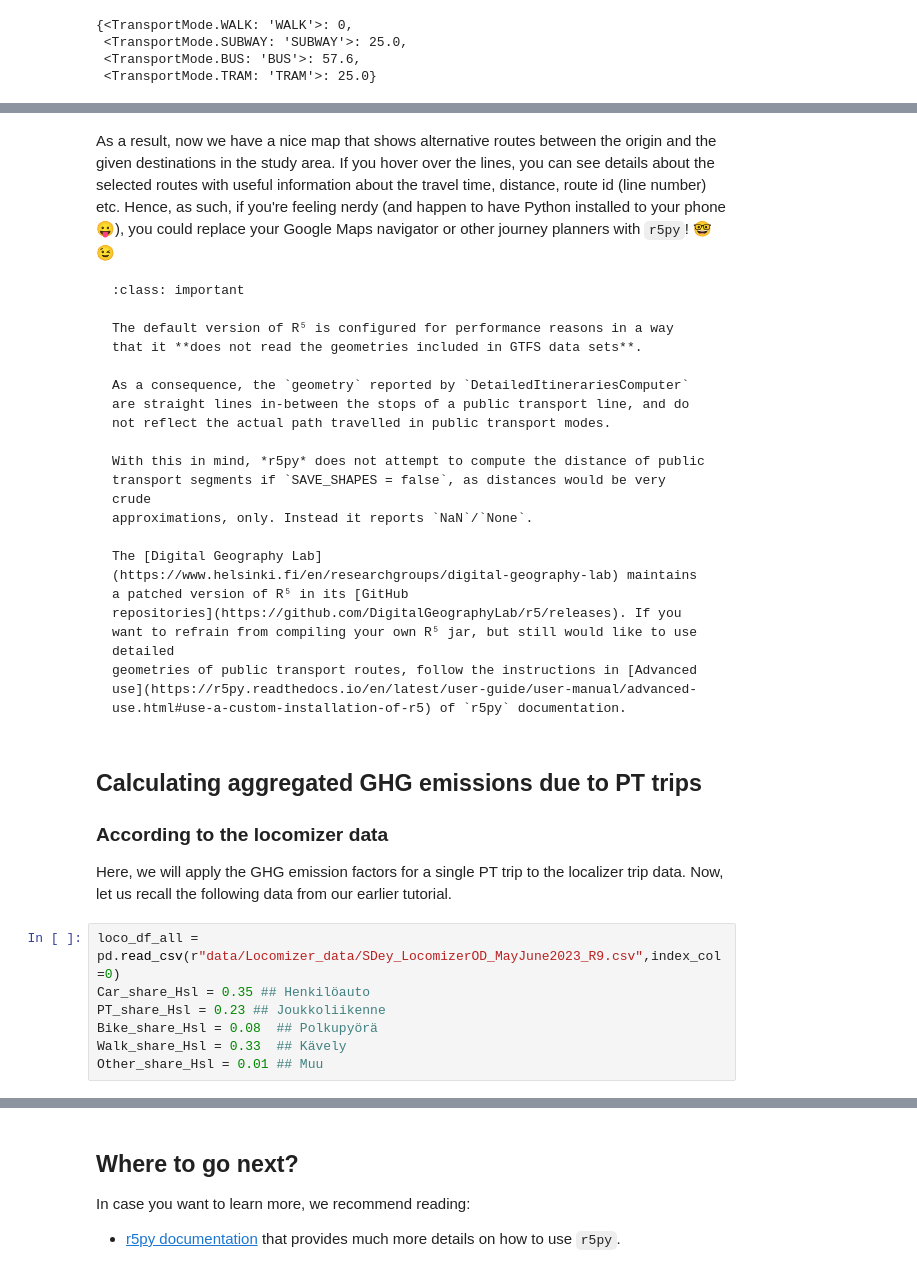
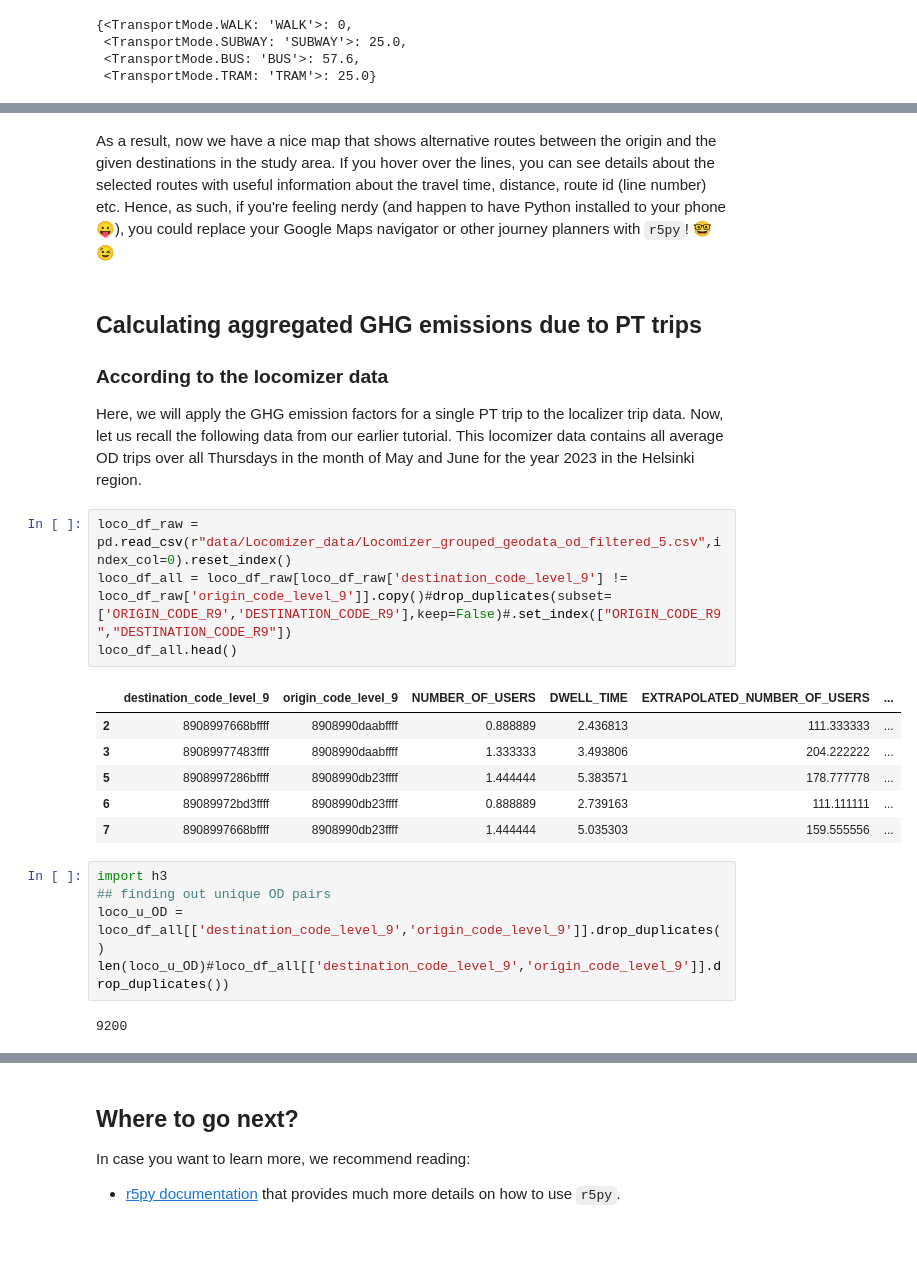
Before and after one commit to AaltoGIS/Mobile-Tartu-2024, a Jupyter notebook: source/notebooks/T2_calculating-travel-time-matrices_and_GHG_factors.ipynb, the cells around one changed output, grey strips where cells are left out. Drawn from its saved outputs; the diff is of its cells as text; blank space fills up the shorter version.

````diff
--- a/source/notebooks/T2_calculating-travel-time-matrices_and_GHG_factors.ipynb
+++ b/source/notebooks/T2_calculating-travel-time-matrices_and_GHG_factors.ipynb
@@ -543,31 +532,27 @@ m2
 As a result, now we have a nice map that shows alternative routes between the origin and the given destinations in the study area.
 If you hover over the lines, you can see details about the selected routes with useful information about the travel time, distance, route id (line number) etc.
 Hence, as such, if you're feeling nerdy (and happen to have Python installed to your phone 😛), you could replace your Google Maps navigator or other journey planners with `r5py`! 🤓😉
-
-```{admonition} Geometries of public transport routes, and distances travelled
-:class: important
-
-The default version of R⁵ is configured for performance reasons in a way that it **does not read the geometries included in GTFS data sets**.
-
-As a consequence, the `geometry` reported by `DetailedItinerariesComputer` are straight lines in-between the stops of a public transport line, and do not reflect the actual path travelled in public transport modes.
-
-With this in mind, *r5py* does not attempt to compute the distance of public transport segments if `SAVE_SHAPES = false`, as distances would be very crude
-approximations, only. Instead it reports `NaN`/`None`.
-
-The [Digital Geography Lab](https://www.helsinki.fi/en/researchgroups/digital-geography-lab) maintains a patched version of R⁵ in its [GitHub
-repositories](https://github.com/DigitalGeographyLab/r5/releases). If you want to refrain from compiling your own R⁵ jar, but still would like to use detailed
-geometries of public transport routes, follow the instructions in [Advanced use](https://r5py.readthedocs.io/en/latest/user-guide/user-manual/advanced-use.html#use-a-custom-installation-of-r5) of `r5py` documentation.
-```
 # %% [markdown]
 ## Calculating aggregated GHG emissions due to PT trips
 
 ### According to the locomizer data
 
-Here, we will apply the GHG emission factors for a single PT trip to the localizer trip data. Now, let us recall the following data from our earlier tutorial.
+Here, we will apply the GHG emission factors for a single PT trip to the localizer trip data. Now, let us recall the following data from our earlier tutorial. This locomizer data contains all average OD trips over all Thursdays in the month of May and June for the year 2023 in the Helsinki region.
 # %%
-loco_df_all = pd.read_csv(r"data/Locomizer_data/SDey_LocomizerOD_MayJune2023_R9.csv",index_col=0)
-Car_share_Hsl = 0.35 ## Henkilöauto
-PT_share_Hsl = 0.23 ## Joukkoliikenne
-Bike_share_Hsl = 0.08  ## Polkupyörä
-Walk_share_Hsl = 0.33  ## Kävely
-Other_share_Hsl = 0.01 ## Muu
+loco_df_raw = pd.read_csv(r"data/Locomizer_data/Locomizer_grouped_geodata_od_filtered_5.csv",index_col=0).reset_index()
+loco_df_all = loco_df_raw[loco_df_raw['destination_code_level_9'] != loco_df_raw['origin_code_level_9']].copy()#drop_duplicates(subset=['ORIGIN_CODE_R9','DESTINATION_CODE_R9'],keep=False)#.set_index(["ORIGIN_CODE_R9","DESTINATION_CODE_R9"])
+loco_df_all.head()
+# %% [output]
+|  | destination_code_level_9 | origin_code_level_9 | NUMBER_OF_USERS | DWELL_TIME | EXTRAPOLATED_NUMBER_OF_USERS | ... |
+| 2 | 8908997668bffff | 8908990daabffff | 0.888889 | 2.436813 | 111.333333 | ... |
+| 3 | 89089977483ffff | 8908990daabffff | 1.333333 | 3.493806 | 204.222222 | ... |
+| 5 | 8908997286bffff | 8908990db23ffff | 1.444444 | 5.383571 | 178.777778 | ... |
+| 6 | 89089972bd3ffff | 8908990db23ffff | 0.888889 | 2.739163 | 111.111111 | ... |
+| 7 | 8908997668bffff | 8908990db23ffff | 1.444444 | 5.035303 | 159.555556 | ... |
+# %%
+import h3
+## finding out unique OD pairs
+loco_u_OD = loco_df_all[['destination_code_level_9','origin_code_level_9']].drop_duplicates()
+len(loco_u_OD)#loco_df_all[['destination_code_level_9','origin_code_level_9']].drop_duplicates())
+# %% [output]
+9200
````
Also changed, not shown: parts of 24 cells of this notebook, 30 other files.
